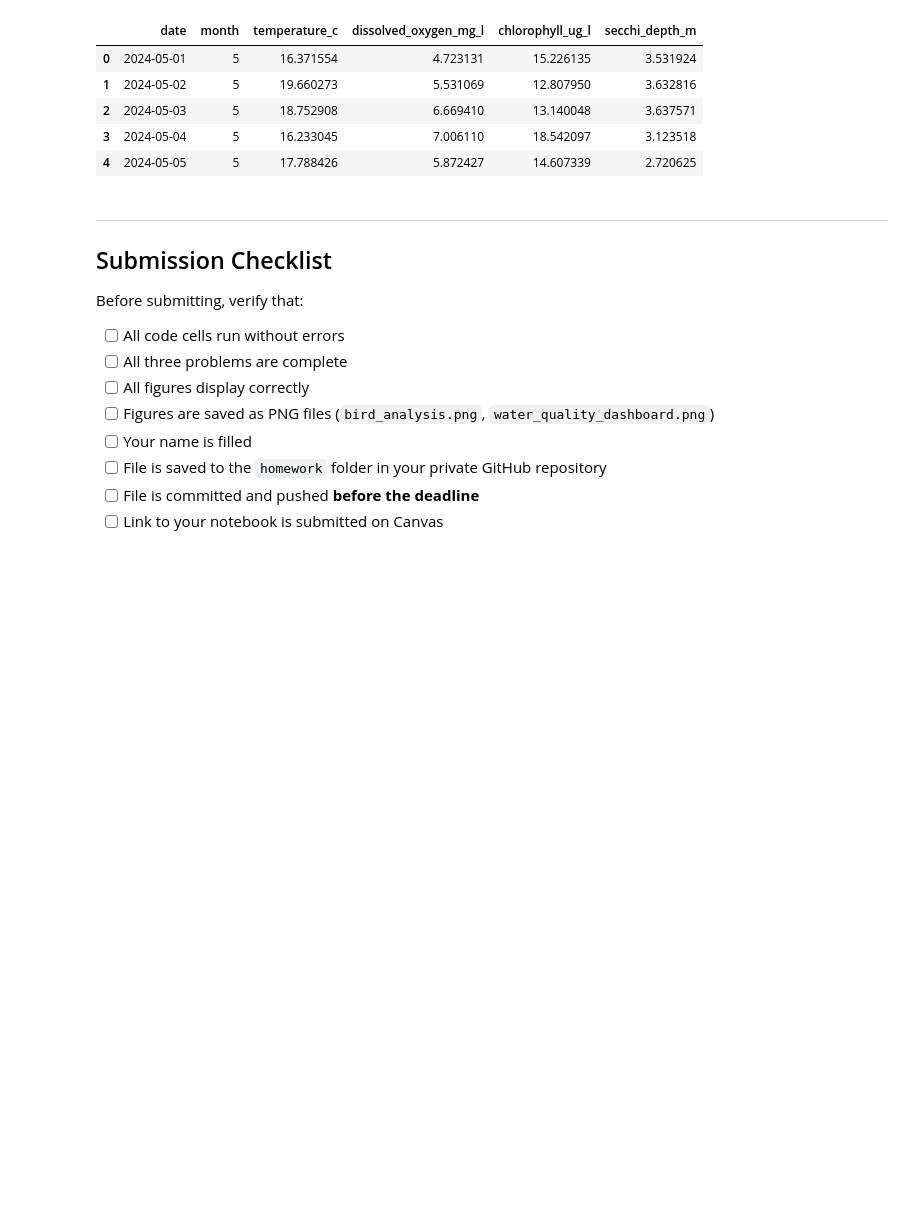
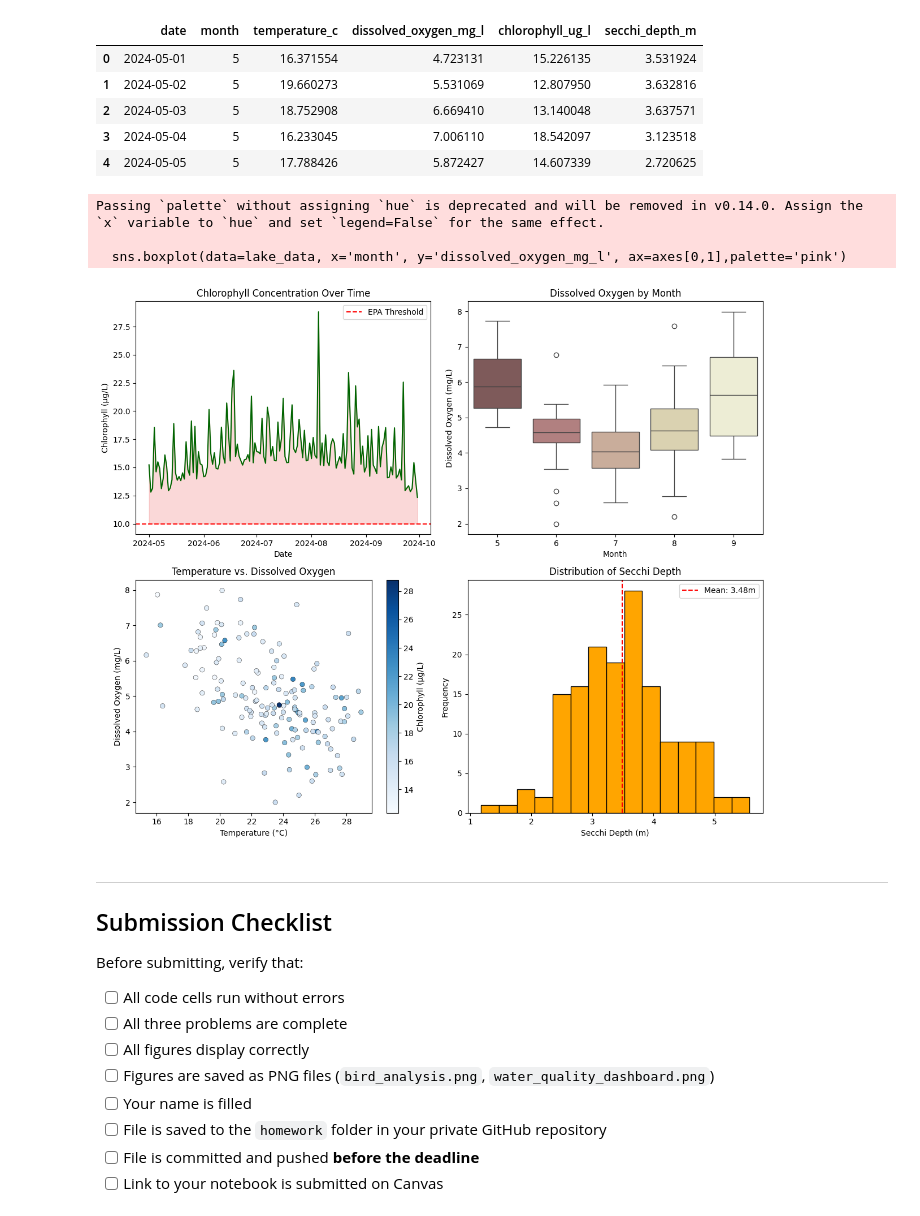
Before and after one commit to ilopezsilver-spec/fwe458_2026, a Jupyter notebook: Homework_Assignments/FWE458_HW4_DataVisualization_LastName_FirstName.ipynb, the cells around one changed output. Saved outputs shown, nothing was run; the diff lists cells and outputs as text; code cells hidden in the pictures; blank space fills up the shorter version.

```diff
--- a/Homework_Assignments/FWE458_HW4_DataVisualization_LastName_FirstName.ipynb
+++ b/Homework_Assignments/FWE458_HW4_DataVisualization_LastName_FirstName.ipynb
@@ -275,14 +285,45 @@ lake_data.head()
 | 4 | 2024-05-05 | 5 | 17.788426 | 5.872427 | 14.607339 | 2.720625 |
 # %%
 # Create the 2x2 dashboard
+import matplotlib.pyplot as plt
+import seaborn as sns
 fig,axes=plt.subplots(2,2,figsize=(12,10))
 axes[0,0].plot(lake_data['date'],lake_data['chlorophyll_ug_l'],color='darkgreen')
 axes[0,0].axhline(y=10,color='red',linestyle='--',label='EPA Threshold')
 axes[0,0].fill_between(lake_data['date'],lake_data['chlorophyll_ug_l'],10, where=(lake_data['chlorophyll_ug_l']>10),color='lightcoral',alpha=0.3)
 axes[0,0].set_xlabel('Date')
 axes[0,0].set_ylabel('Chlorophyll (µg/L)')
 axes[0,0].set_title('Chlorophyll Concentration Over Time')
 axes[0,0].legend()
+
+sns.boxplot(data=lake_data, x='month', y='dissolved_oxygen_mg_l', ax=axes[0,1],palette='pink')
+axes[0,1].set_xlabel('Month')
+axes[0,1].set_ylabel('Dissolved Oxygen (mg/L)')
+axes[0,1].set_title('Dissolved Oxygen by Month')
+
+scatter= axes[1,0].scatter(lake_data['temperature_c'], lake_data['dissolved_oxygen_mg_l'],c=lake_data['chlorophyll_ug_l'],cmap='Blues',edgecolor='black',linewidths=0.3)
+cbar=plt.colorbar(scatter,ax=axes[1,0])
+cbar.set_label('Chlorophyll (µg/L)')
+axes[1,0].set_xlabel('Temperature (°C)')
+axes[1,0].set_ylabel('Dissolved Oxygen (mg/L)')
+axes[1,0].set_title('Temperature vs. Dissolved Oxygen')
+
+axes[1,1].hist(lake_data['secchi_depth_m'],bins=15,color='orange',edgecolor='black')
+secchi_mean=lake_data['secchi_depth_m'].mean()
+axes[1,1].axvline(x=secchi_mean,color='red',linestyle='--',label=f'Mean: {secchi_mean:.2f}m')
+axes[1,1].set_xlabel('Secchi Depth (m)')
+axes[1,1].set_ylabel('Frequency')
+axes[1,1].set_title('Distribution of Secchi Depth')
+axes[1,1].legend()
+
+plt.tight_layout()
+plt.savefig('water_quality_dashboard.png',dpi=300)
+plt.show()
+# %% [output]
+Passing `palette` without assigning `hue` is deprecated and will be removed in v0.14.0. Assign the `x` variable to `hue` and set `legend=False` for the same effect.
+
+  sns.boxplot(data=lake_data, x='month', y='dissolved_oxygen_mg_l', ax=axes[0,1],palette='pink')
+[figure, added]
 # %% [markdown]
 ---
 ## Submission Checklist
```
Also changed, not shown: parts of 5 cells of this notebook.
